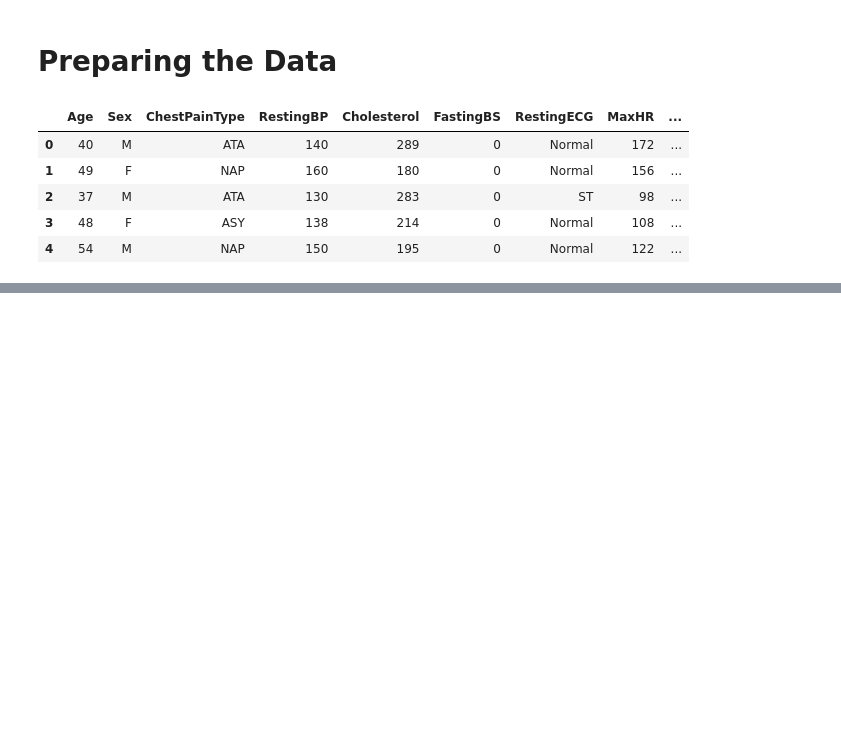
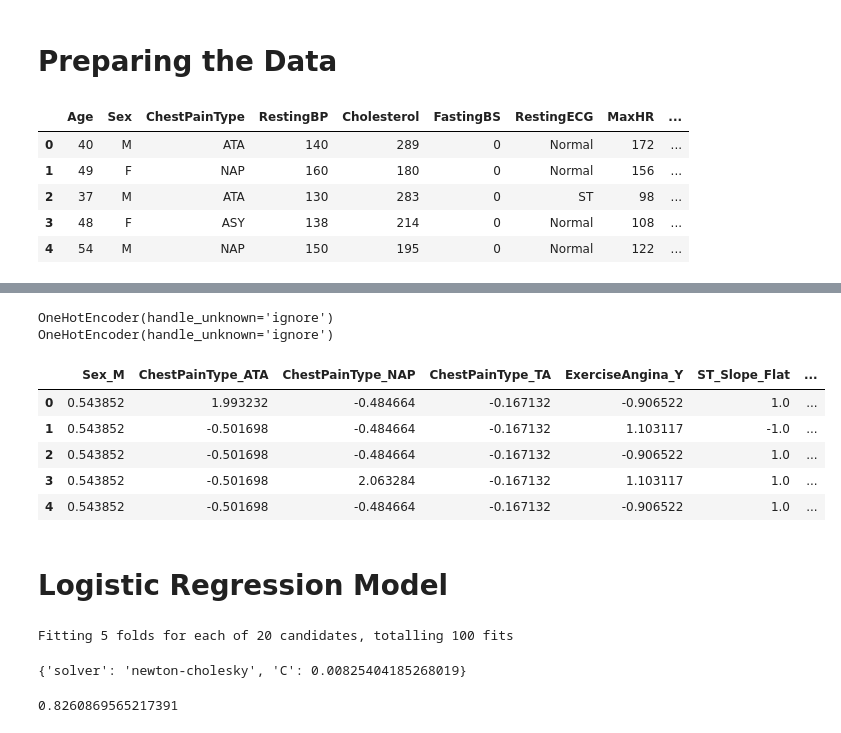
Before and after one commit to dgardunohorneffer/Captsone-AI, a Jupyter notebook: Notebooks/Alex_Doytchinov/Notebook_Alex.ipynb, the cells around one changed output, grey strips where cells are left out. Drawn from its saved outputs; the diff is of its cells as text; code cells hidden in the pictures; blank space fills up the shorter version.

```diff
--- a/Notebooks/Alex_Doytchinov/Notebook_Alex.ipynb
+++ b/Notebooks/Alex_Doytchinov/Notebook_Alex.ipynb
@@ -397,2 +374,58 @@ X_train_transformed
+# %%
+def data_preparation(X_train):
+    """
+    Input: A set of Data
+    Output: Return a standarized data frame where all categorical columns have been changed to numerical
+
+    """
+    # Define numerical and categorical columns
+    numerical_columns = ['Age', 'RestingBP', 'Cholesterol', 'MaxHR', 'Oldpeak', 'FastingBS']
+    categorical_columns = ['Sex', 'ChestPainType', 'ExerciseAngina', 'ST_Slope', 'RestingECG']
+
+    # Create a column transformer
+    col_transformer = ColumnTransformer(transformers=[
+        ("ohe", OneHotEncoder(categories="auto", handle_unknown="ignore"), categorical_columns)
+    ], remainder="passthrough")
+
+    # Create a pipeline containing the single column transformer
+    pipe = Pipeline(steps=[
+    ("col_transformer",col_transformer),
+    ("scale", StandardScaler())
+    ])
+
+    # Use the pipeline to fit and transform the data
+    transformed_data = pipe.fit_transform(X_train)
+
+    # Extract the category labels from the OHE within the pipeline
+    encoder = col_transformer.named_transformers_["ohe"]
+    print(encoder)
+#     category_labels = encoder.get_feature_names(categorical_columns)
+    category_labels = encoder.get_feature_names_out(categorical_columns)
+    # Combine category labels with numerical columns
+    column_names = np.append(category_labels, numerical_columns)
+
+    # Make a dataframe with the relevant columns and rename columns
+    transformed_df = pd.DataFrame(transformed_data, columns=column_names)
+
+    #remove the columns that are correlated due to the dummy variable
+    transformed_df=transformed_df.drop(columns=['Sex_F', 'ChestPainType_ASY', 'ExerciseAngina_N', 'ST_Slope_Down', 'RestingECG_Normal'], axis=1)
+
+    # Rename one-hot encoded columns with original categorical column names
+    return transformed_df
+# %%
+train_df=data_preparation(X_train)
+test_df=data_preparation(X_test)
+test_df.head()
+# %% [output]
+OneHotEncoder(handle_unknown='ignore')
+OneHotEncoder(handle_unknown='ignore')
+|  | Sex_M | ChestPainType_ATA | ChestPainType_NAP | ChestPainType_TA | ExerciseAngina_Y | ST_Slope_Flat | ... |
+| 0 | 0.543852 | 1.993232 | -0.484664 | -0.167132 | -0.906522 | 1.0 | ... |
+| 1 | 0.543852 | -0.501698 | -0.484664 | -0.167132 | 1.103117 | -1.0 | ... |
+| 2 | 0.543852 | -0.501698 | -0.484664 | -0.167132 | -0.906522 | 1.0 | ... |
+| 3 | 0.543852 | -0.501698 | 2.063284 | -0.167132 | 1.103117 | 1.0 | ... |
+| 4 | 0.543852 | -0.501698 | -0.484664 | -0.167132 | -0.906522 | 1.0 | ... |
 # %%
 #do feature importance
+# %% [markdown]
+# Logistic Regression Model
@@ -398,0 +438,20 @@ X_train_transformed
+# %%
+
+# Define our random search for parameter tuning
+randomsearch = RandomizedSearchCV(LogisticRegression(),
+                                  param_distributions=random_params,
+                                  scoring='accuracy',
+                                  cv=5,
+                                  n_iter=20,
+                                  verbose=True)
+#fitting the data
+randomsearch.fit(train_df, y_train)
+randomsearch.best_params_
+# %% [output]
+Fitting 5 folds for each of 20 candidates, totalling 100 fits
+{'solver': 'newton-cholesky', 'C': 0.00825404185268019}
+# %%
+#evaluating the best model
+randomsearch.score(test_df, y_test)
+# %% [output]
+0.8260869565217391
```
Also changed, not shown: parts of 17 cells of this notebook.
